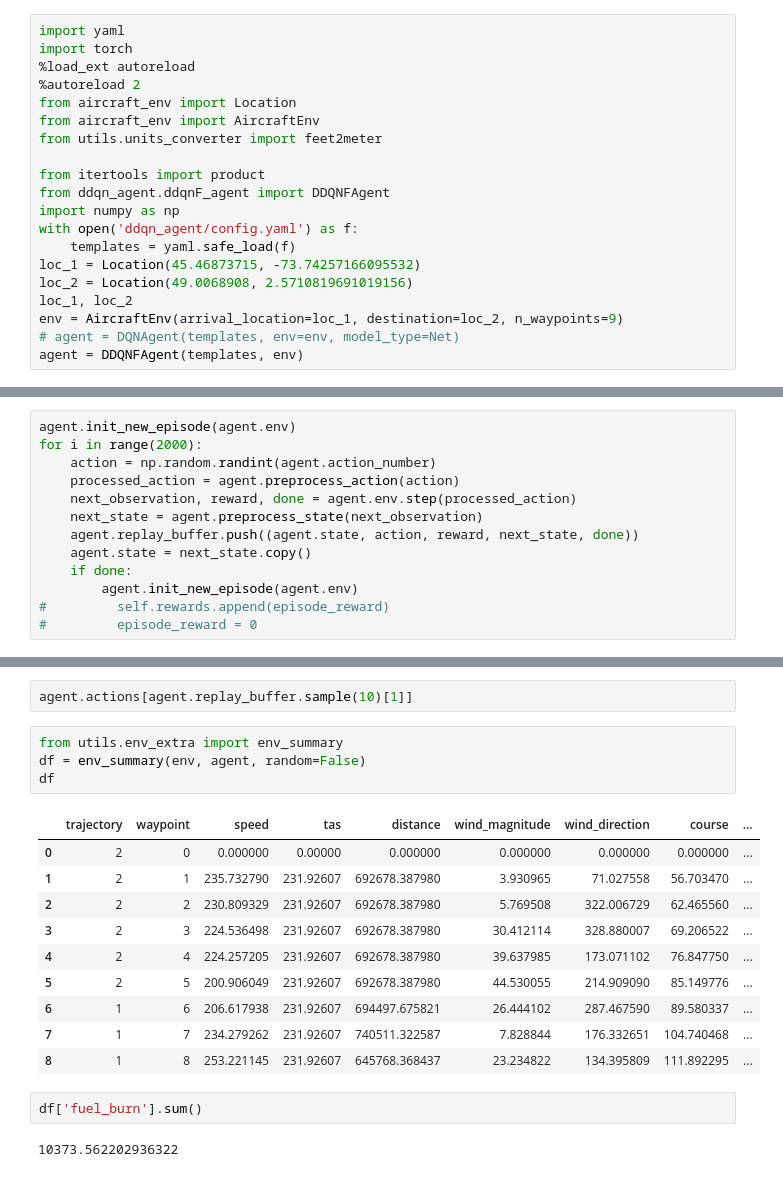
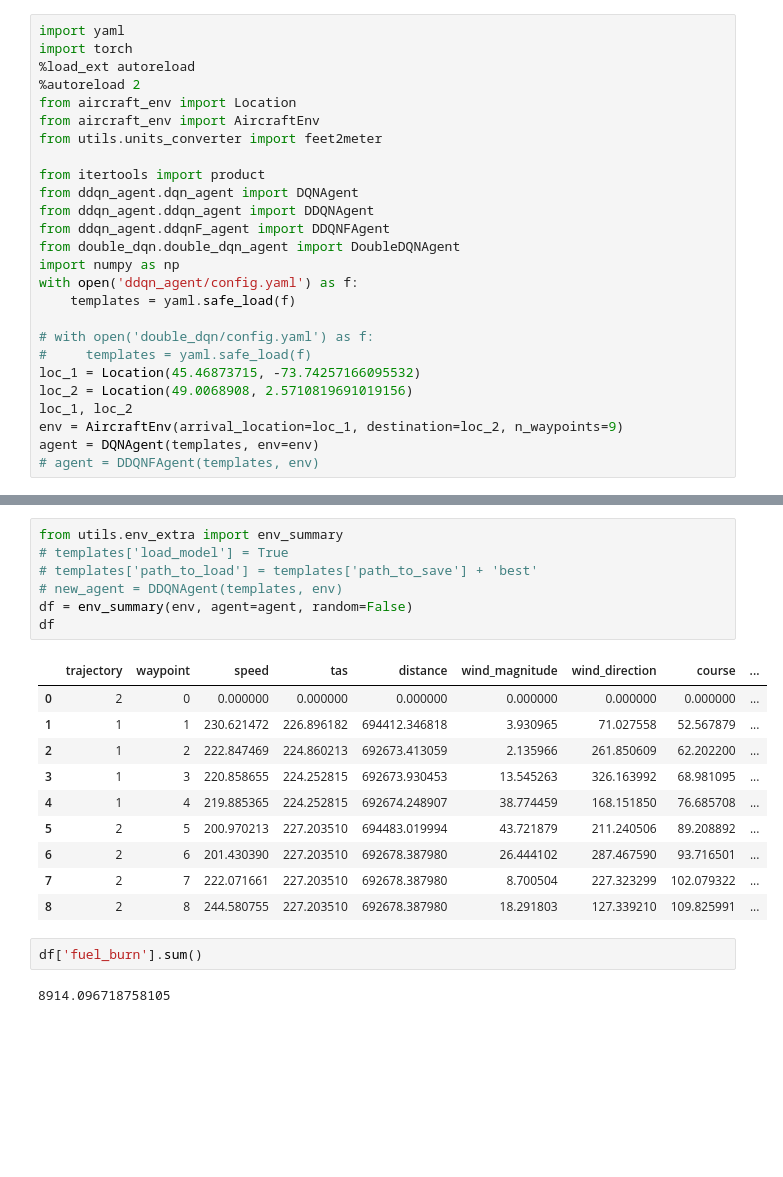
Before and after one commit to shakhovm/aircraft_optimization, a Jupyter notebook: dqn_example.ipynb, the cells around one changed output, grey strips where cells are left out. Drawn from its saved outputs; the diff is of its cells as text; blank space fills up the shorter version.

```diff
--- a/dqn_example.ipynb
+++ b/dqn_example.ipynb
@@ -8,16 +8,22 @@ from aircraft_env import AircraftEnv
 from utils.units_converter import feet2meter
 
 from itertools import product
+from ddqn_agent.dqn_agent import DQNAgent
+from ddqn_agent.ddqn_agent import DDQNAgent
 from ddqn_agent.ddqnF_agent import DDQNFAgent
+from double_dqn.double_dqn_agent import DoubleDQNAgent
 import numpy as np
 with open('ddqn_agent/config.yaml') as f:
     templates = yaml.safe_load(f)
+
+# with open('double_dqn/config.yaml') as f:
+#     templates = yaml.safe_load(f)
 loc_1 = Location(45.46873715, -73.74257166095532)
 loc_2 = Location(49.0068908, 2.5710819691019156)
 loc_1, loc_2
 env = AircraftEnv(arrival_location=loc_1, destination=loc_2, n_waypoints=9)
-# agent = DQNAgent(templates, env=env, model_type=Net)
-agent = DDQNFAgent(templates, env)
+agent = DQNAgent(templates, env=env)
+# agent = DDQNFAgent(templates, env)
 # %% [output]
 The autoreload extension is already loaded. To reload it, use:
   %reload_ext autoreload
@@ -27,13 +42,0 @@ agent.train()
-# %%
-agent.init_new_episode(agent.env)
-for i in range(2000):
-    action = np.random.randint(agent.action_number)
-    processed_action = agent.preprocess_action(action)
-    next_observation, reward, done = agent.env.step(processed_action)
-    next_state = agent.preprocess_state(next_observation)
-    agent.replay_buffer.push((agent.state, action, reward, next_state, done))
-    agent.state = next_state.copy()
-    if done:
-        agent.init_new_episode(agent.env)
-#         self.rewards.append(episode_reward)
-#         episode_reward = 0
@@ -61,21 +43,22 @@ plt.hist(np.array(x[0])[:, 2])
-# %%
-agent.actions[agent.replay_buffer.sample(10)[1]]
 # %%
 from utils.env_extra import env_summary
-df = env_summary(env, agent, random=False)
+# templates['load_model'] = True
+# templates['path_to_load'] = templates['path_to_save'] + 'best'
+# new_agent = DDQNAgent(templates, env)
+df = env_summary(env, agent=agent, random=False)
 df
 # %% [output]
 |  | trajectory | waypoint | speed | tas | distance | wind_magnitude | wind_direction | course | ... |
-| 0 | 2 | 0 | 0.000000 | 0.00000 | 0.000000 | 0.000000 | 0.000000 | 0.000000 | ... |
-| 1 | 2 | 1 | 235.732790 | 231.92607 | 692678.387980 | 3.930965 | 71.027558 | 56.703470 | ... |
-| 2 | 2 | 2 | 230.809329 | 231.92607 | 692678.387980 | 5.769508 | 322.006729 | 62.465560 | ... |
-| 3 | 2 | 3 | 224.536498 | 231.92607 | 692678.387980 | 30.412114 | 328.880007 | 69.206522 | ... |
-| 4 | 2 | 4 | 224.257205 | 231.92607 | 692678.387980 | 39.637985 | 173.071102 | 76.847750 | ... |
-| 5 | 2 | 5 | 200.906049 | 231.92607 | 692678.387980 | 44.530055 | 214.909090 | 85.149776 | ... |
-| 6 | 1 | 6 | 206.617938 | 231.92607 | 694497.675821 | 26.444102 | 287.467590 | 89.580337 | ... |
-| 7 | 1 | 7 | 234.279262 | 231.92607 | 740511.322587 | 7.828844 | 176.332651 | 104.740468 | ... |
-| 8 | 1 | 8 | 253.221145 | 231.92607 | 645768.368437 | 23.234822 | 134.395809 | 111.892295 | ... |
+| 0 | 2 | 0 | 0.000000 | 0.000000 | 0.000000 | 0.000000 | 0.000000 | 0.000000 | ... |
+| 1 | 1 | 1 | 230.621472 | 226.896182 | 694412.346818 | 3.930965 | 71.027558 | 52.567879 | ... |
+| 2 | 1 | 2 | 222.847469 | 224.860213 | 692673.413059 | 2.135966 | 261.850609 | 62.202200 | ... |
+| 3 | 1 | 3 | 220.858655 | 224.252815 | 692673.930453 | 13.545263 | 326.163992 | 68.981095 | ... |
+| 4 | 1 | 4 | 219.885365 | 224.252815 | 692674.248907 | 38.774459 | 168.151850 | 76.685708 | ... |
+| 5 | 2 | 5 | 200.970213 | 227.203510 | 694483.019994 | 43.721879 | 211.240506 | 89.208892 | ... |
+| 6 | 2 | 6 | 201.430390 | 227.203510 | 692678.387980 | 26.444102 | 287.467590 | 93.716501 | ... |
+| 7 | 2 | 7 | 222.071661 | 227.203510 | 692678.387980 | 8.700504 | 227.323299 | 102.079322 | ... |
+| 8 | 2 | 8 | 244.580755 | 227.203510 | 692678.387980 | 18.291803 | 127.339210 | 109.825991 | ... |
 # %%
 df['fuel_burn'].sum()
 # %% [output]
-10373.562202936322
+8914.096718758105
```
Also changed, not shown: parts of 14 cells of this notebook, 27 other files.
